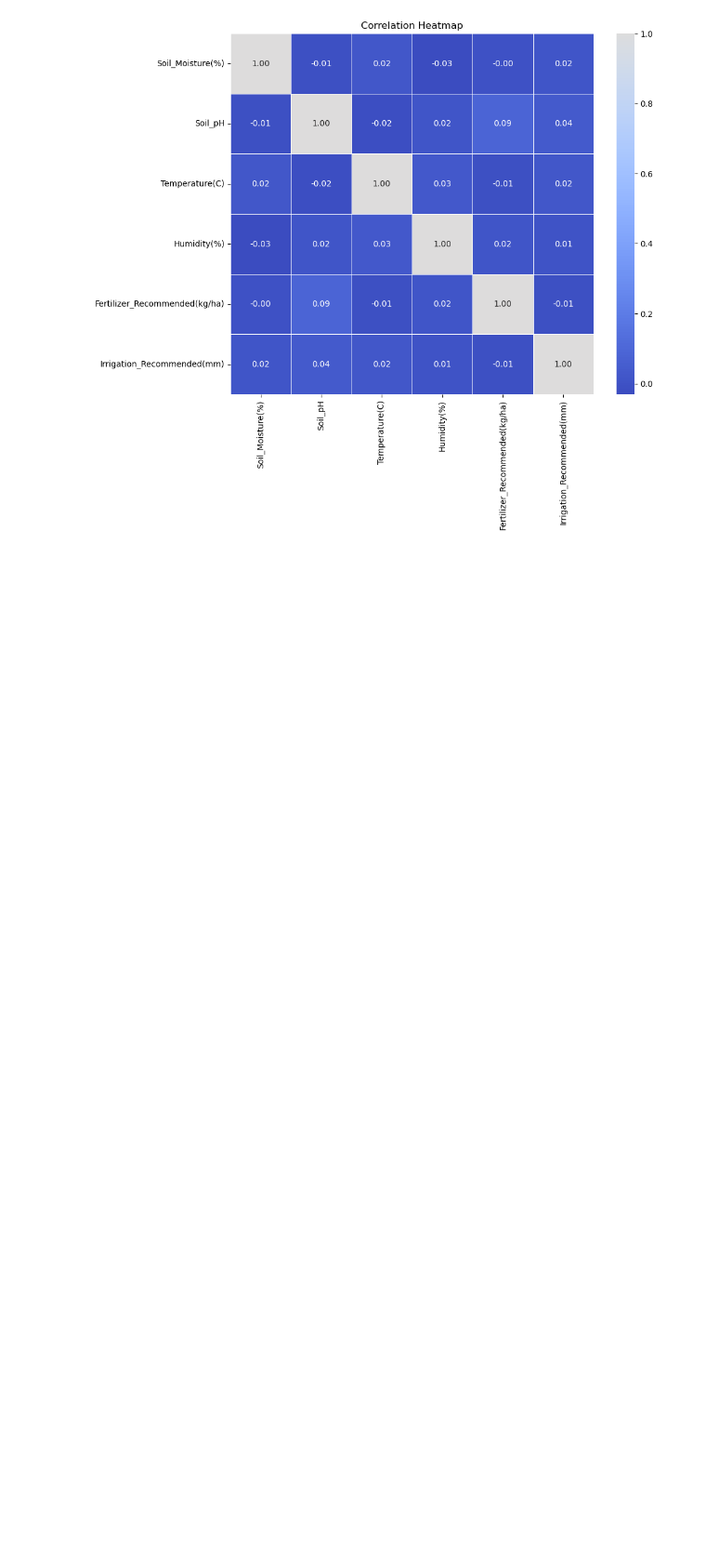
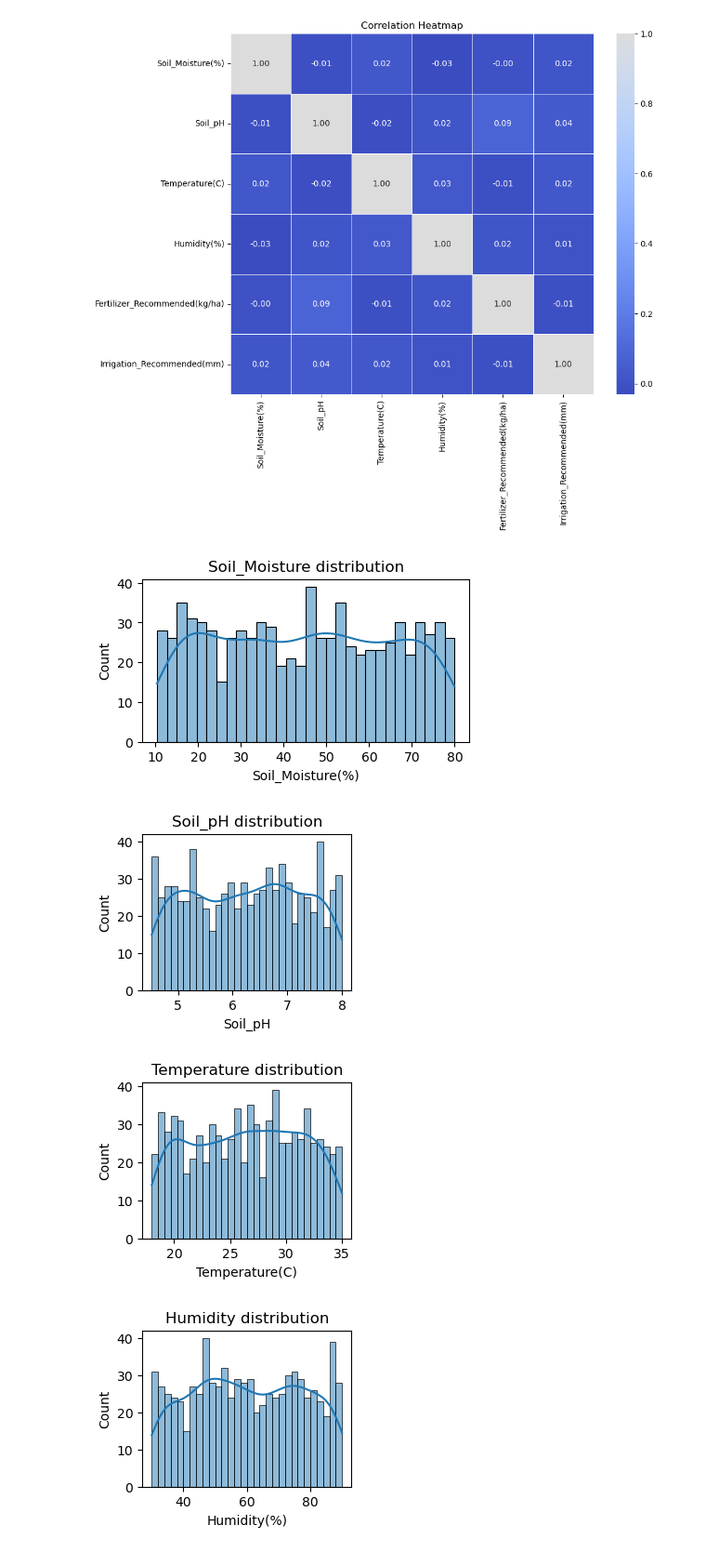
Before and after one commit to Noah-Ian/Kazibwe_Noah_Ian-, a Jupyter notebook: climate_action.ipynb, the cells around one changed output. Shown at 93% size. Saved outputs shown, nothing was run; the diff lists cells and outputs as text; code cells hidden in the pictures; blank space fills up the shorter version.

```diff
--- a/climate_action.ipynb
+++ b/climate_action.ipynb
@@ -231,3 +230,31 @@ plt.title('Correlation Heatmap')
 plt.show()
 # %% [output]
 [figure]
+# %%
+#Plotting a histogram
+plt.figure(figsize=(10,5))
+#histogram for soil_moisture
+plt.subplot(2, 2, 1)
+sns.histplot(df['Soil_Moisture(%)'], bins=30, kde=True)
+plt.title("Soil_Moisture distribution")
+plt.show()
+#histogram for soil_pH
+plt.subplot(2, 2, 2)
+sns.histplot(df['Soil_pH'], bins=30, kde=True)
+plt.title("Soil_pH distribution")
+plt.show()
+#histogram for Temperature
+plt.subplot(2, 2, 3)
+sns.histplot(df['Temperature(C)'], bins=30, kde=True)
+plt.title("Temperature distribution")
+plt.show()
+#histogram for humidity
+plt.subplot(2, 2, 4)
+sns.histplot(df['Humidity(%)'], bins=30, kde=True)
+plt.title("Humidity distribution")
+plt.show()
+# %% [output]
+[figure, added]
+[figure, added]
+[figure, added]
+[figure, added]
```
Also changed, not shown: parts of 7 cells of this notebook, 1 other file.
